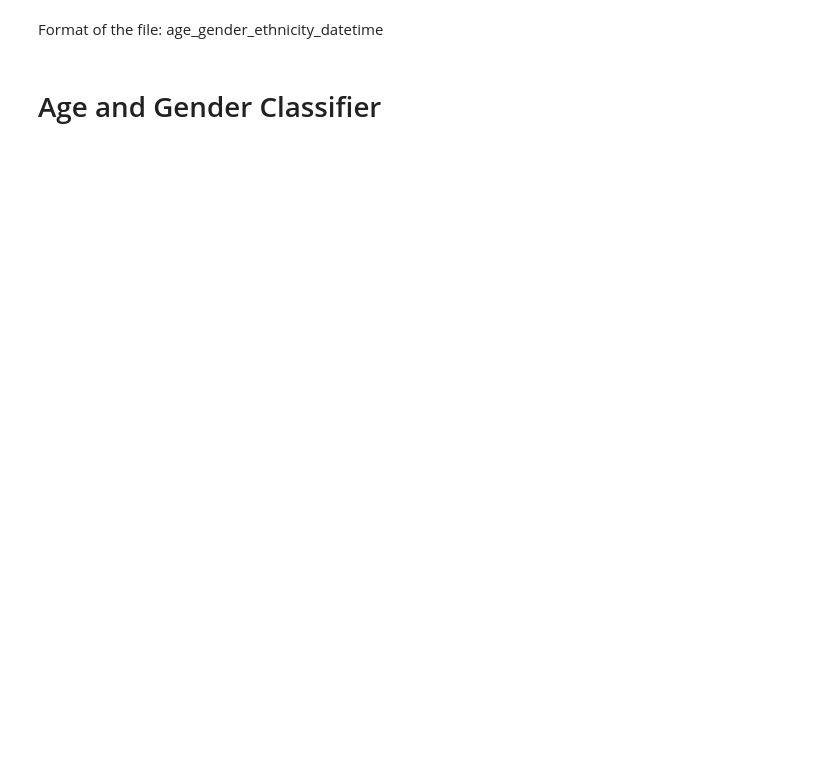
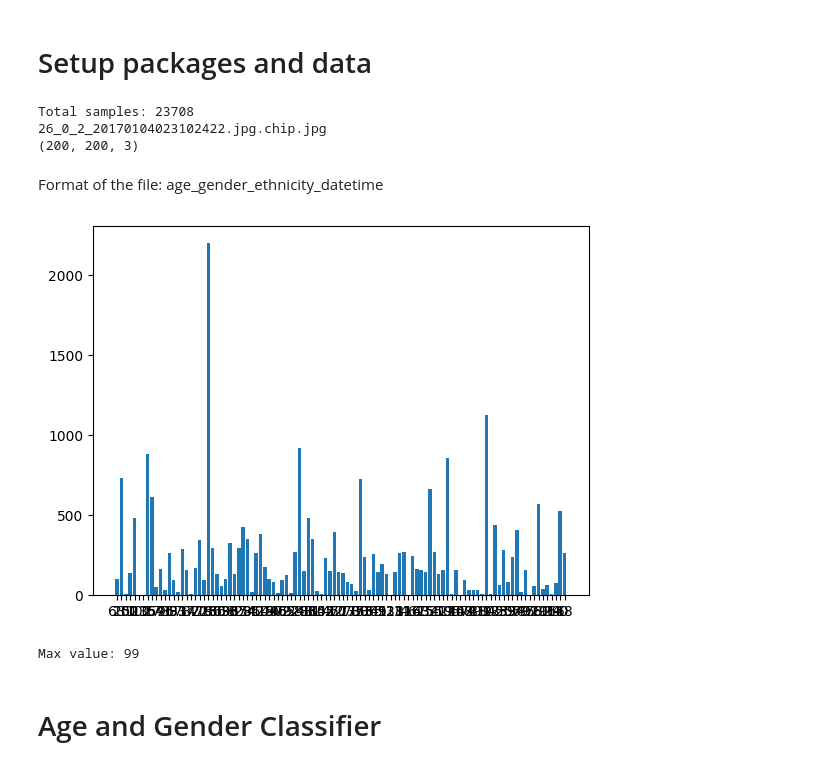
Before and after one commit to mortgad/DLVR, a Jupyter notebook: kaggle.ipynb, the cells around one changed output. Saved outputs shown, nothing was run; the diff lists cells and outputs as text; code cells hidden in the pictures; blank space fills up the shorter version.

Commit message:
Kaggle Notebook | notebook67022aaacb | Version 3

```diff
--- a/kaggle.ipynb
+++ b/kaggle.ipynb
@@ -12,2 +1,54 @@ import os
+# %% [markdown]
+# Setup packages and data
+# %%
+### PACKAGES
+from keras import layers
+import numpy as np
+import pandas as pd
+import os
+import cv2
+import matplotlib.pyplot as plt
+from sklearn.model_selection import train_test_split
+import keras
+from keras.layers import *
+from keras.models import *
+from keras import backend as K
+from keras.applications import InceptionV3
+from sklearn.metrics import confusion_matrix, ConfusionMatrixDisplay
+
+### GET DATA
+# path = "/kaggle/input/utkface-new/UTKFace/"
+path = "/kaggle/input/UTKFace/"
+files = os.listdir(path)
+size = len(files)
+print("Total samples:",size)
+print(files[0])
+image = cv2.imread(path + files[0])
+print(image.shape)
+
+def get_data(files, image_size):
+    ### Convert to RGB, and get age + gender from filename
+    images = []
+    ages = []
+    genders = []
+    ethnicity = []
+    for file in files:
+        image = cv2.imread(path+file)
+        image = cv2.resize(image, dsize=image_size)
+
+        # Convert BGR to RGB
+        image_rgb = cv2.cvtColor(image, cv2.COLOR_BGR2RGB)
+
+        images.append(image_rgb)
+        split_var = file.split('_')
+        ages.append(split_var[0])
+        genders.append(int(split_var[1]))
+        #ethnicity.append(int(split_var[2]))
+
+    return images, ages, genders, ethnicity
+# %% [output]
+Total samples: 23708
+26_0_2_20170104023102422.jpg.chip.jpg
+(200, 200, 3)
 # %% [markdown]
 Format of the file: age_gender_ethnicity_datetime
@@ -42,10 +55,13 @@ for file in files:
 # %%
-import matplotlib.pyplot as plt
+images, ages, genders, ethnicity = get_data(files=files, image_size=(64,64))
 x_ages = list(set(ages))
 y_ages = [ages.count(i) for i in x_ages]
 plt.bar(x_ages,y_ages)
 plt.show()
 print("Max value:",max(ages))
+# %% [output]
+[figure, added]
+Max value: 99
 # %% [markdown]
 # Age and Gender Classifier
 # %%
```
Also changed, not shown: parts of 29 cells of this notebook.
